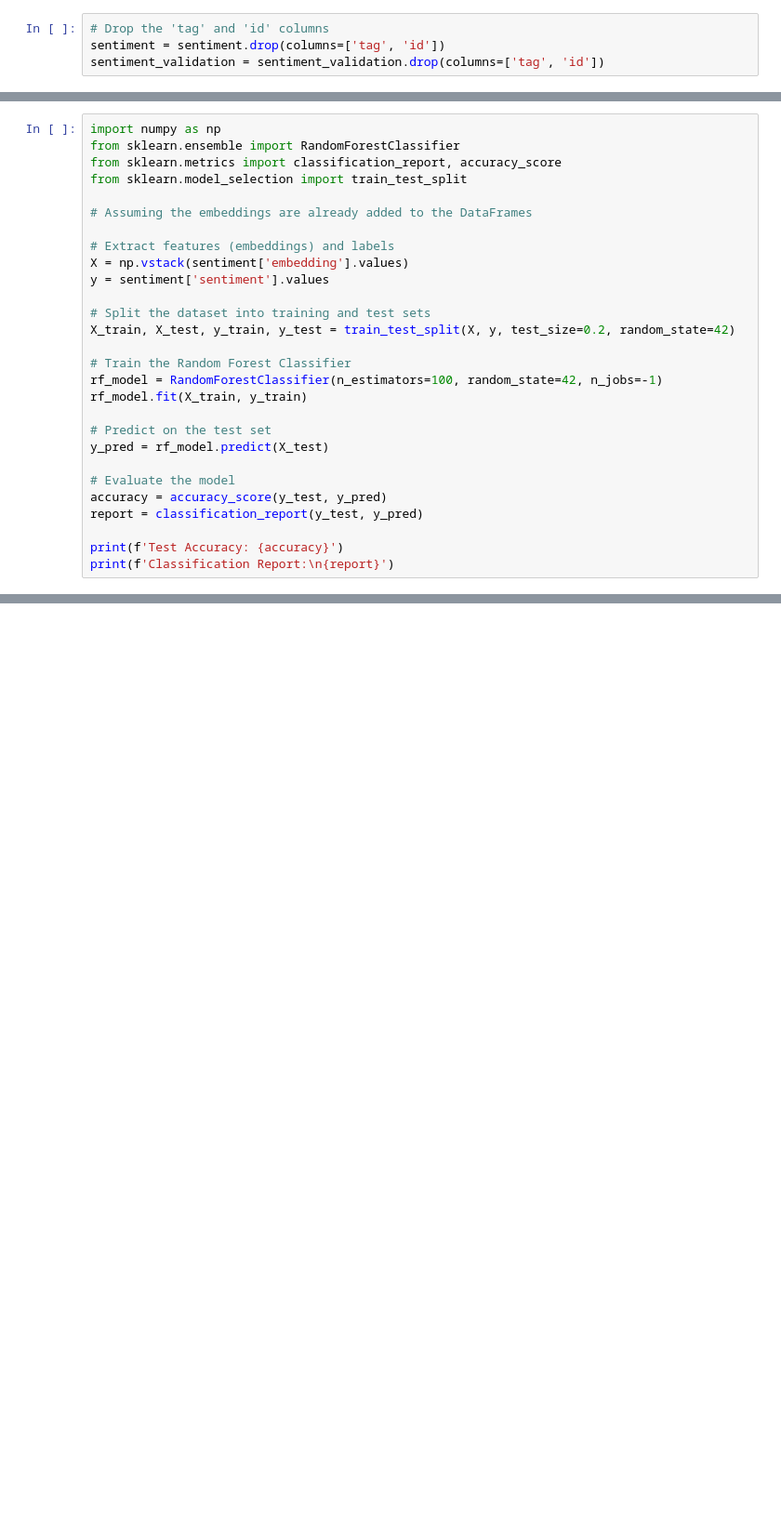
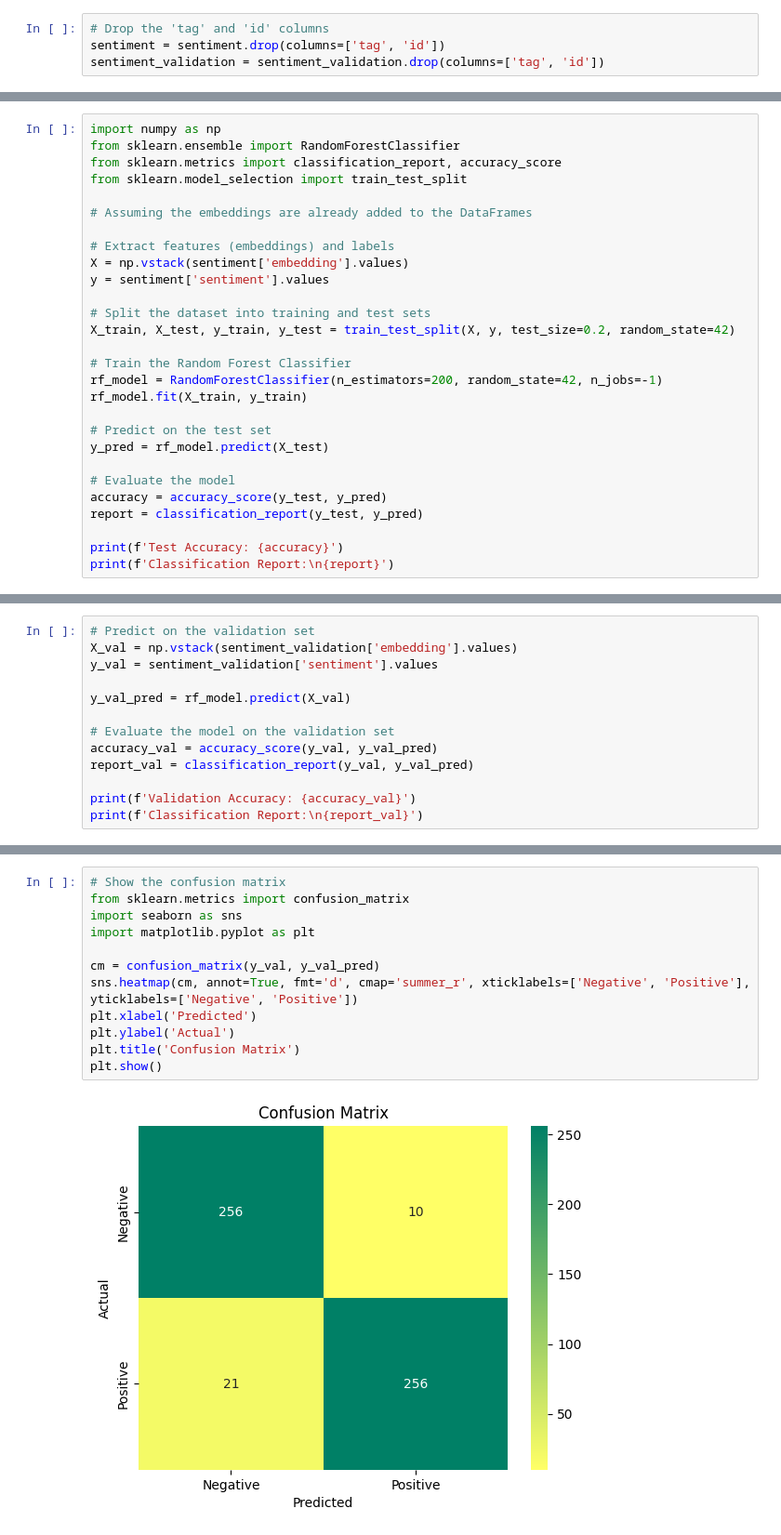
Before and after one commit to pedro-leitao/pedros-experiments, a Jupyter notebook: experiments/randomforests-embeddings.ipynb, the cells around one changed output, grey strips where cells are left out. Shown at 93% size. Saved outputs shown, nothing was run; the diff lists cells and outputs as text; blank space fills up the shorter version.

```diff
--- a/experiments/randomforests-embeddings.ipynb
+++ b/experiments/randomforests-embeddings.ipynb
@@ -119,7 +160,7 @@ y = sentiment['sentiment'].values
 X_train, X_test, y_train, y_test = train_test_split(X, y, test_size=0.2, random_state=42)
 
 # Train the Random Forest Classifier
-rf_model = RandomForestClassifier(n_estimators=100, random_state=42, n_jobs=-1)
+rf_model = RandomForestClassifier(n_estimators=200, random_state=42, n_jobs=-1)
 rf_model.fit(X_train, y_train)
 
 # Predict on the test set
@@ -133,0 +186,13 @@ print(f'Classification Report:\n{report}')
+# %%
+# Predict on the validation set
+X_val = np.vstack(sentiment_validation['embedding'].values)
+y_val = sentiment_validation['sentiment'].values
+
+y_val_pred = rf_model.predict(X_val)
+
+# Evaluate the model on the validation set
+accuracy_val = accuracy_score(y_val, y_val_pred)
+report_val = classification_report(y_val, y_val_pred)
+
+print(f'Validation Accuracy: {accuracy_val}')
+print(f'Classification Report:\n{report_val}')
@@ -133,0 +210,14 @@ print(f'Classification Report:\n{report}')
+# %%
+# Show the confusion matrix
+from sklearn.metrics import confusion_matrix
+import seaborn as sns
+import matplotlib.pyplot as plt
+
+cm = confusion_matrix(y_val, y_val_pred)
+sns.heatmap(cm, annot=True, fmt='d', cmap='summer_r', xticklabels=['Negative', 'Positive'], yticklabels=['Negative', 'Positive'])
+plt.xlabel('Predicted')
+plt.ylabel('Actual')
+plt.title('Confusion Matrix')
+plt.show()
+# %% [output]
+[figure, added]
```
Also changed, not shown: parts of 5 cells of this notebook.
